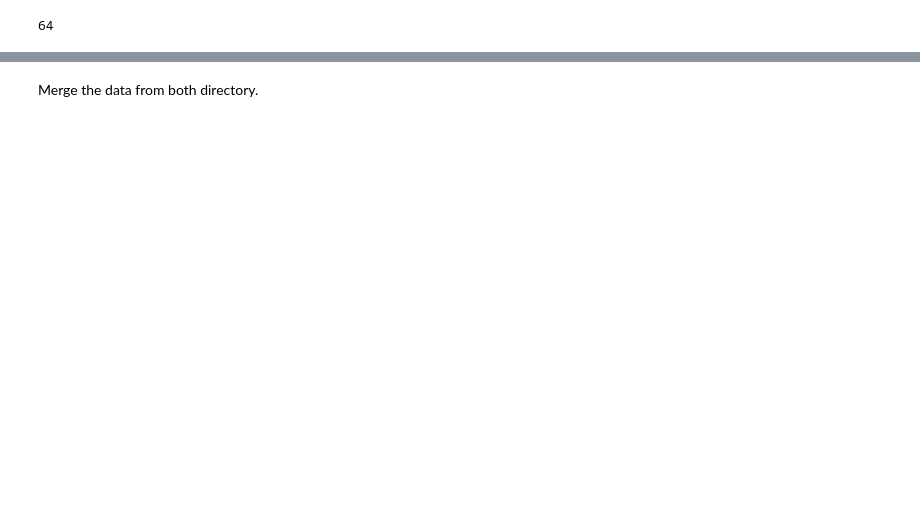
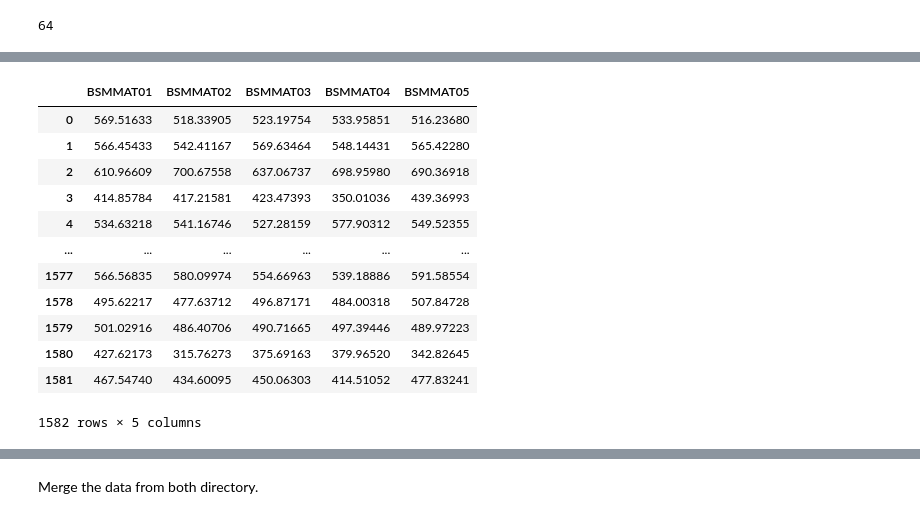
Before and after one commit to AntsaHoneywinner/DSIcapstoneproject, a Jupyter notebook: Capstone_project_Antsa_Rakotondrafara.ipynb, the cells around one changed output, grey strips where cells are left out. Saved outputs shown, nothing was run; the diff lists cells and outputs as text; code cells hidden in the pictures; blank space fills up the shorter version.

```diff
--- a/Capstone_project_Antsa_Rakotondrafara.ipynb
+++ b/Capstone_project_Antsa_Rakotondrafara.ipynb
@@ -229,15 +169,3 @@ Countries
 len(Countries)
 # %% [output]
 64
-# %%
-# chunck_1 = Countries[0: 10]
-# chunck_2 = Countries[10: 20]
-# chunck_3 = Countries[20: 30]
-# chunck_4 = Countries[20: 40]
-# chunck_5 = Countries[40: 50]
-# chunck_6 = Countries[50: 60]
-# chunck_7 = Countries[60: 64]
-
-small_chuncs = []
-for i in range(22) :
-  small_chuncs.append(Countries[i*3 :(i+1)*3] )
@@ -266,0 +232,27 @@ def concat_all_data( tmp_list , directory = 'T19_G8_SPSS Data') :
+# %%
+test  = pd.read_spss('T19_G8_SPSS Data' +'/' +'bsgsweb7.sav')
+# %%
+def drop_cols(df) :
+  for col in columns_to_rm :
+    try :
+        df = df.drop(columns = [col])
+    except : pass
+  return df
+# %%
+test = drop_cols(test)
+# %%
+test[achievement_col]
+# %% [output]
+|  | BSMMAT01 | BSMMAT02 | BSMMAT03 | BSMMAT04 | BSMMAT05 |
+| 0 | 569.51633 | 518.33905 | 523.19754 | 533.95851 | 516.23680 |
+| 1 | 566.45433 | 542.41167 | 569.63464 | 548.14431 | 565.42280 |
+| 2 | 610.96609 | 700.67558 | 637.06737 | 698.95980 | 690.36918 |
+| 3 | 414.85784 | 417.21581 | 423.47393 | 350.01036 | 439.36993 |
+| 4 | 534.63218 | 541.16746 | 527.28159 | 577.90312 | 549.52355 |
+| ... | ... | ... | ... | ... | ... |
+| 1577 | 566.56835 | 580.09974 | 554.66963 | 539.18886 | 591.58554 |
+| 1578 | 495.62217 | 477.63712 | 496.87171 | 484.00318 | 507.84728 |
+| 1579 | 501.02916 | 486.40706 | 490.71665 | 497.39446 | 489.97223 |
+| 1580 | 427.62173 | 315.76273 | 375.69163 | 379.96520 | 342.82645 |
+| 1581 | 467.54740 | 434.60095 | 450.06303 | 414.51052 | 477.83241 |
+1582 rows × 5 columns
```
Also changed, not shown: parts of 38 cells of this notebook.
